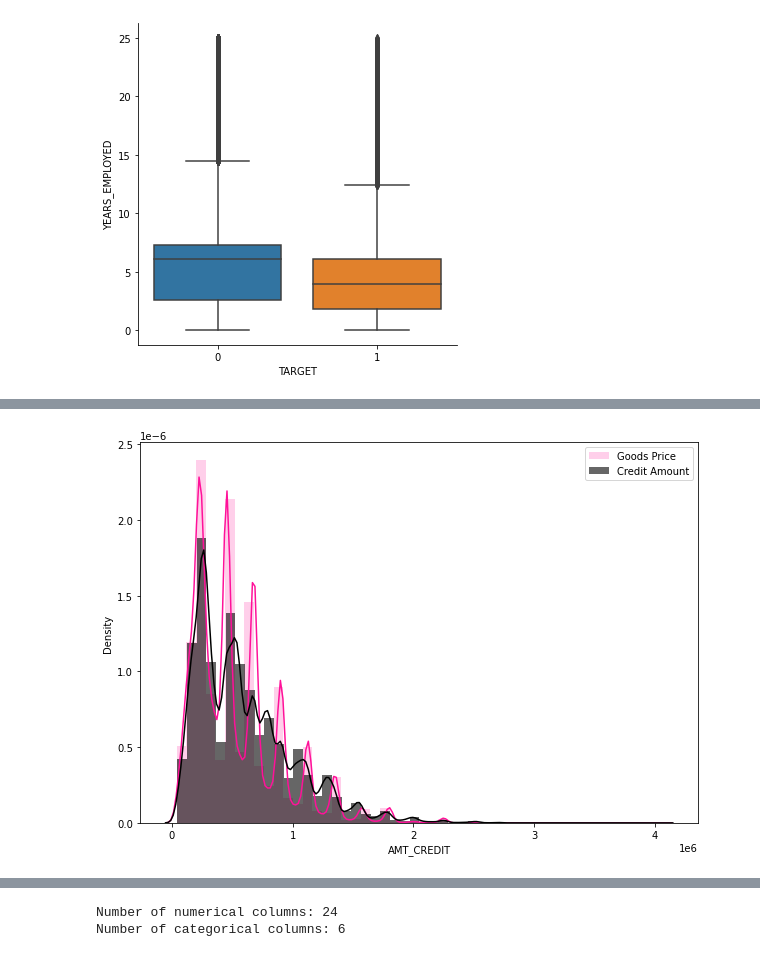
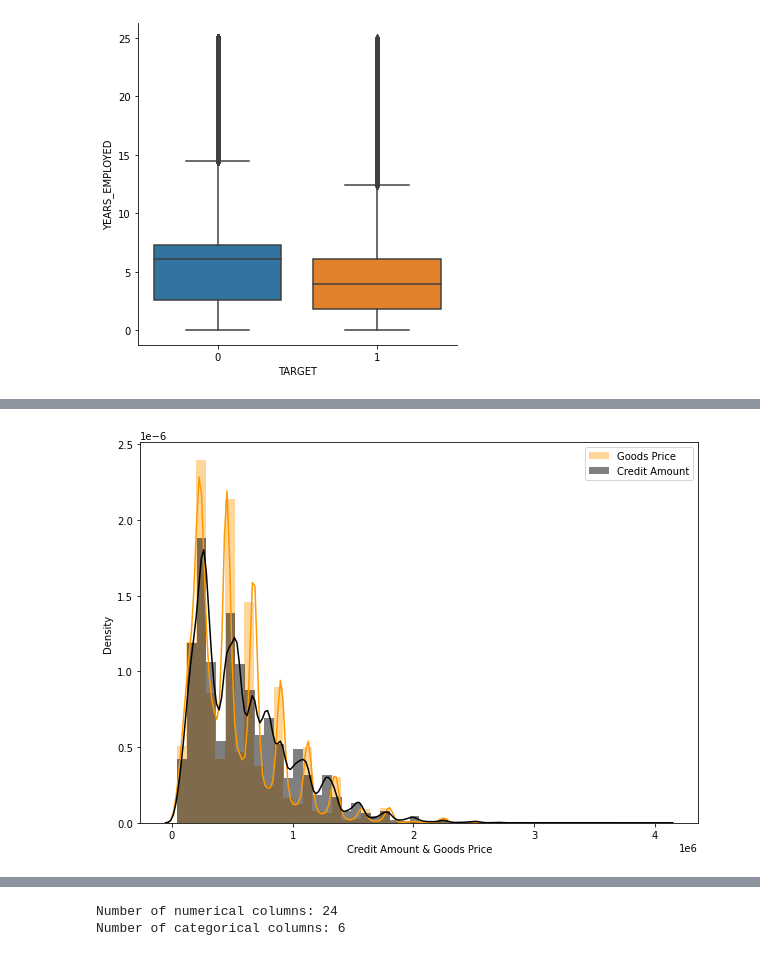
Before and after one commit to SharelCooper/LoanDefaultAnalysisAndMLPredicton, a Jupyter notebook: Loan Defualt Project .ipynb, the cells around one changed output, grey strips where cells are left out. Drawn from its saved outputs; the diff is of its cells as text; code cells hidden in the pictures.

```diff
--- a/Loan Defualt Project .ipynb
+++ b/Loan Defualt Project .ipynb
@@ -818,8 +835,9 @@ plt.show();
 # %%
 # Distribution of the Credit Amount of the loans VS Goods Price (the price of what the loan will buy)
-sns.distplot(df.AMT_GOODS_PRICE, color="#F19",hist_kws=dict(alpha=0.2),label="Goods Price")
-sns.distplot(df.AMT_CREDIT,color="#000000",hist_kws=dict(alpha=0.6),label="Credit Amount")
+sns.distplot(df.AMT_GOODS_PRICE, color="#FF9900",hist_kws=dict(alpha=0.4),label="Goods Price")
+sns.distplot(df.AMT_CREDIT,color="#000000",hist_kws=dict(alpha=0.5),label="Credit Amount")
 plt.legend()
+plt.xlabel("Credit Amount & Goods Price")
 plt.show();
 # %% [output]
-[figure, old version]
+[figure, new version]
```
Also changed, not shown: parts of 15 cells of this notebook.
